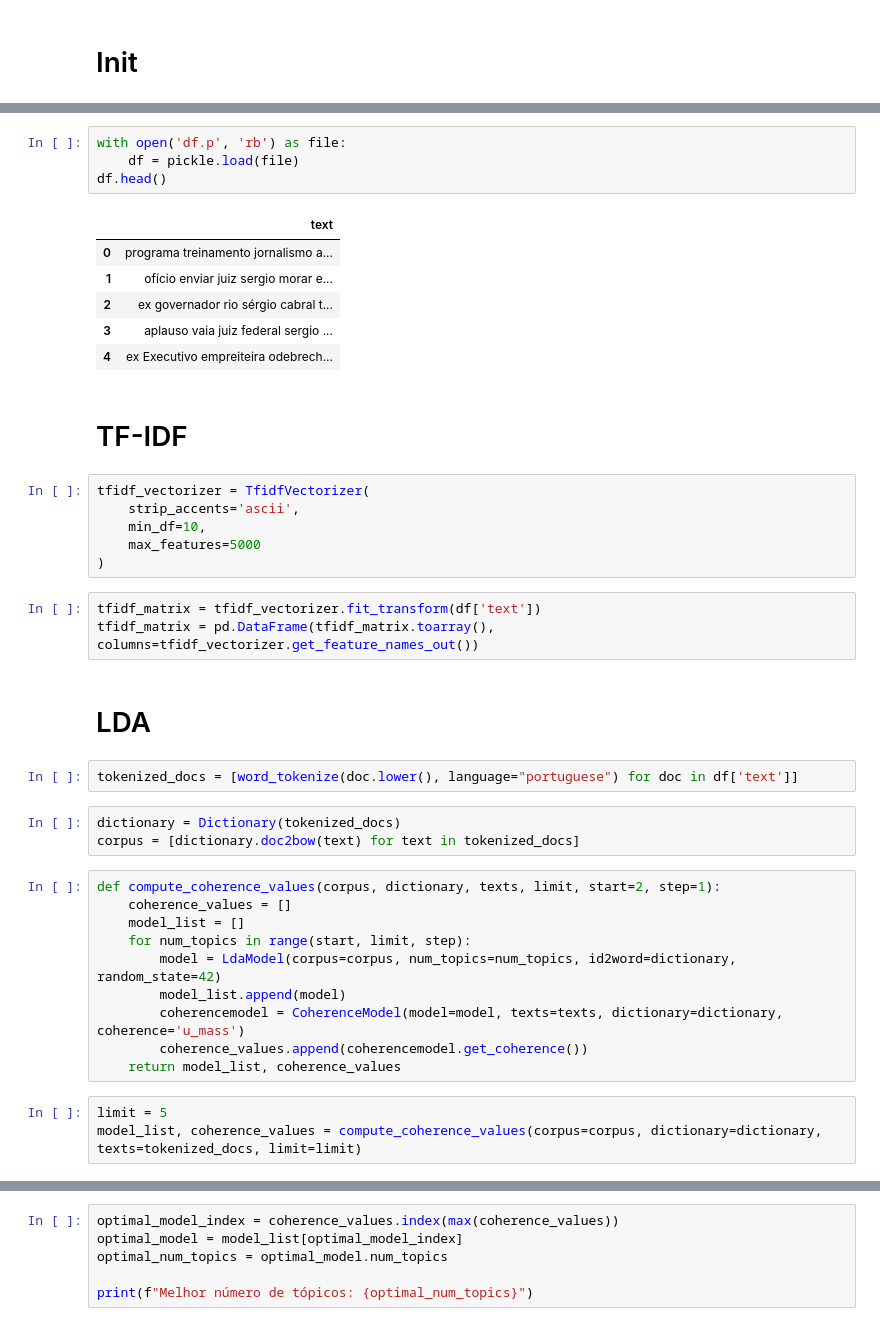
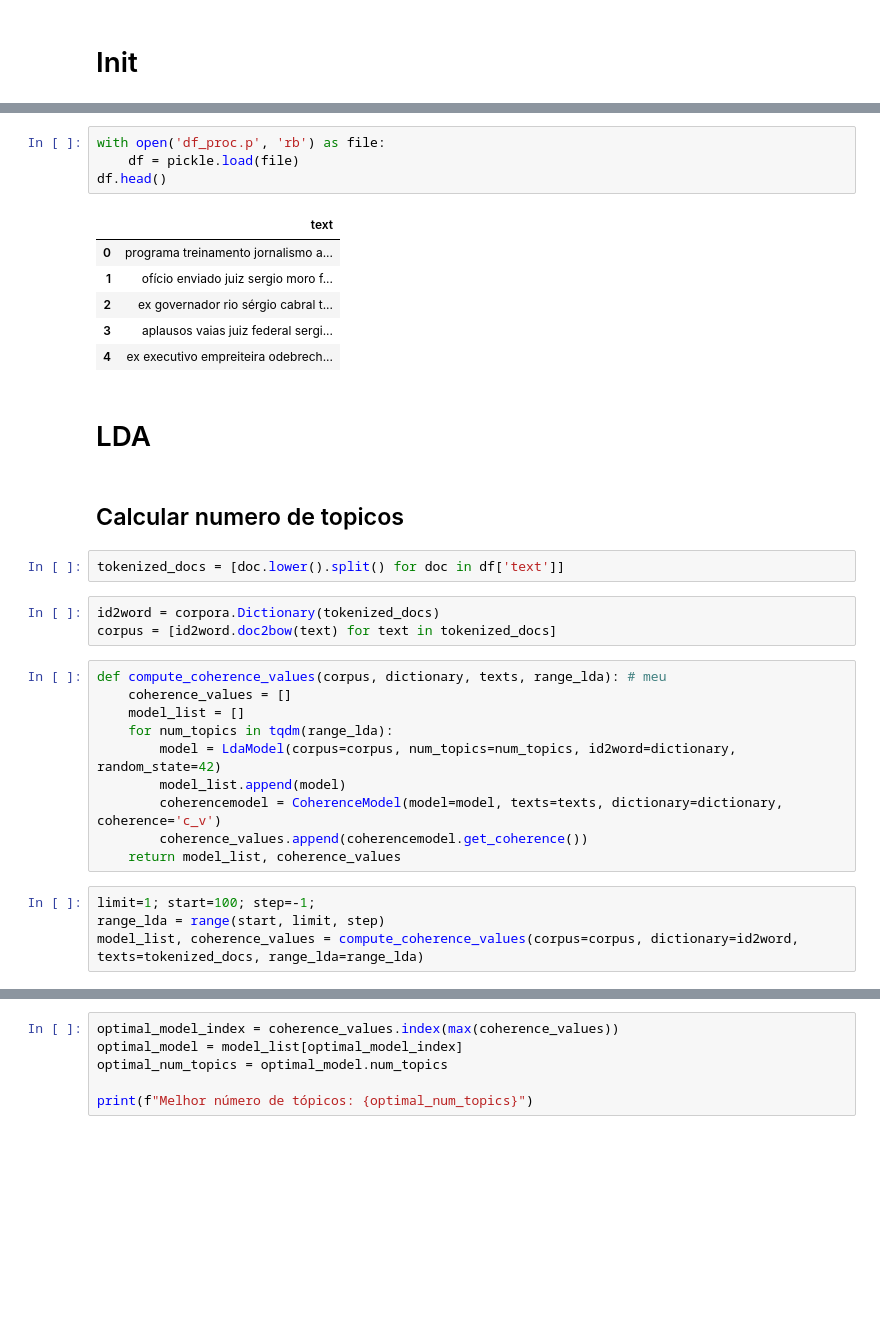
Before and after one commit to renatohack/2024.2-machine-learning, a Jupyter notebook: pb/tp5/pb_tp5.ipynb, the cells around one changed output, grey strips where cells are left out. Saved outputs shown, nothing was run; the diff lists cells and outputs as text; blank space fills up the shorter version.

```diff
--- a/pb/tp5/pb_tp5.ipynb
+++ b/pb/tp5/pb_tp5.ipynb
@@ -43,42 +44,34 @@ True
 # %%
-with open('df.p', 'rb') as file:
+with open('df_proc.p', 'rb') as file:
     df = pickle.load(file)
 df.head()
 # %% [output]
 |  | text |
 | 0 | programa treinamento jornalismo a... |
-| 1 | ofício enviar juiz sergio morar e... |
+| 1 | ofício enviado juiz sergio moro f... |
 | 2 | ex governador rio sérgio cabral t... |
-| 3 | aplauso vaia juiz federal sergio ... |
-| 4 | ex Executivo empreiteira odebrech... |
+| 3 | aplausos vaias juiz federal sergi... |
+| 4 | ex executivo empreiteira odebrech... |
-# %% [markdown]
-# TF-IDF
-# %%
-tfidf_vectorizer = TfidfVectorizer(
-    strip_accents='ascii',
-    min_df=10,
-    max_features=5000
-)
-# %%
-tfidf_matrix = tfidf_vectorizer.fit_transform(df['text'])
-tfidf_matrix = pd.DataFrame(tfidf_matrix.toarray(), columns=tfidf_vectorizer.get_feature_names_out())
 # %% [markdown]
 # LDA
+# %% [markdown]
+## Calcular numero de topicos
 # %%
-tokenized_docs = [word_tokenize(doc.lower(), language="portuguese") for doc in df['text']]
+tokenized_docs = [doc.lower().split() for doc in df['text']]
 # %%
-dictionary = Dictionary(tokenized_docs)
-corpus = [dictionary.doc2bow(text) for text in tokenized_docs]
+id2word = corpora.Dictionary(tokenized_docs)
+corpus = [id2word.doc2bow(text) for text in tokenized_docs]
 # %%
-def compute_coherence_values(corpus, dictionary, texts, limit, start=2, step=1):
+def compute_coherence_values(corpus, dictionary, texts, range_lda): # meu
     coherence_values = []
     model_list = []
-    for num_topics in range(start, limit, step):
+    for num_topics in tqdm(range_lda):
         model = LdaModel(corpus=corpus, num_topics=num_topics, id2word=dictionary, random_state=42)
         model_list.append(model)
-        coherencemodel = CoherenceModel(model=model, texts=texts, dictionary=dictionary, coherence='u_mass')
+        coherencemodel = CoherenceModel(model=model, texts=texts, dictionary=dictionary, coherence='c_v')
         coherence_values.append(coherencemodel.get_coherence())
     return model_list, coherence_values
 # %%
-limit = 5
-model_list, coherence_values = compute_coherence_values(corpus=corpus, dictionary=dictionary, texts=tokenized_docs, limit=limit)
+limit=1; start=100; step=-1;
+range_lda = range(start, limit, step)
+model_list, coherence_values = compute_coherence_values(corpus=corpus, dictionary=id2word, texts=tokenized_docs, range_lda=range_lda)
```
Also changed, not shown: parts of 9 cells of this notebook, 4 other files.
